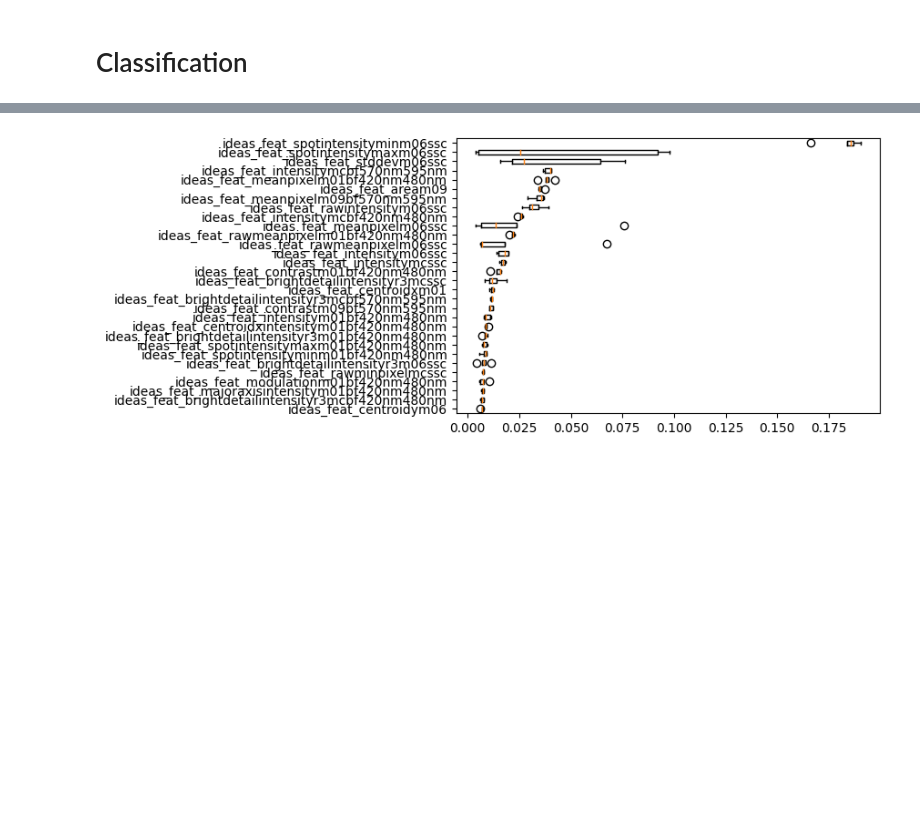
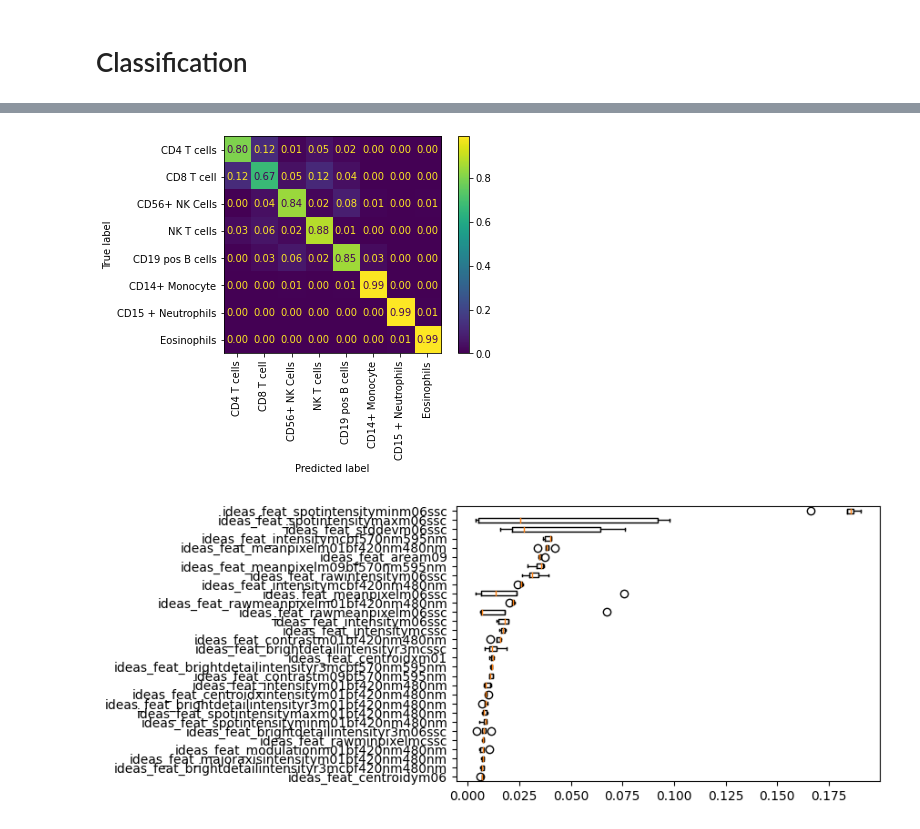
Before and after one commit to harel-coffee/SCIP-use-case-workflows-auto, a Jupyter notebook: notebooks/downstream_analysis/wbc_labelfree_classification.ipynb, the cells around one changed output, grey strips where cells are left out. Cells and saved outputs as stored; diff of their text form; code cells hidden in the pictures; blank space fills up the shorter version.

Commit message:
Include hpo results

```diff
--- a/notebooks/downstream_analysis/wbc_labelfree_classification.ipynb
+++ b/notebooks/downstream_analysis/wbc_labelfree_classification.ipynb
@@ -124,0 +125,3 @@ df = df.rename(columns=rename)
+# %%
+with open(data_ideas / "hpo" / "rsh_cyto.pickle", "rb") as fh:
+    grid = pickle.load(fh)
@@ -156,18 +150,0 @@ env: CUDA_VISIBLE_DEVICES=7
-# %%
-%%time
-model_xgb = make_pipeline(
-    # RandomUnderSampler(sampling_strategy="majority", random_state=0),
-    RandomOverSampler(sampling_strategy="not majority", random_state=0),
-    XGBClassifier(
-        booster="gbtree",
-        objective="multi:softmax",
-        eval_metric="merror",
-        tree_method="gpu_hist",
-        use_label_encoder=False,
-        n_estimators=500
-    )
-)
-_, results_ideas = predict_gates(
-    df.filter(regex="ideas.*(bf420nm480nm|bf570nm595nm|m01|m06|m09|ssc)$"), y,
-    model_xgb
-)
@@ -178,3 +151,26 @@ Wall time: 6min 55s
+# %%
+X = df.filter(regex="ideas.*(bf420nm480nm|bf570nm595nm|m01|m06|m09|ssc)$").drop(2, level="meta_group").drop('late', level="meta_fix")
+y = enc.transform(df.drop(2, level="meta_group").drop('late', level="meta_fix")["meta_label"])
+preds = []
+true = []
+
+skf = StratifiedKFold(n_splits=5, random_state=0, shuffle=True)
+for estimator, (_, test_index) in zip(grid["estimator"], skf.split(X, y)):
+    X_test, y_test = X.iloc[test_index], y[test_index]
+    preds.extend(estimator.predict(X_test))
+    true.extend(y_test)
+
+fig, ax = plt.subplots()
+ConfusionMatrixDisplay.from_predictions(
+    true, preds,
+    labels=[3, 5, 4, 7, 2, 0, 1, 6],
+    display_labels=enc.classes_[[3, 5, 4, 7, 2, 0, 1, 6]],
+    normalize='true', xticks_rotation="vertical", values_format=".2f",
+    ax=ax
+)
+plt.savefig(data_ideas / "figures" / "xgb_wbc_cv_confmat.png", bbox_inches="tight")
+# %% [output]
+[figure, added]
 # %%
 def fi(estimators):
     a = numpy.array([e.named_steps["xgbclassifier"].feature_importances_ for e in estimators])
```
Also changed, not shown: parts of 13 cells of this notebook.
